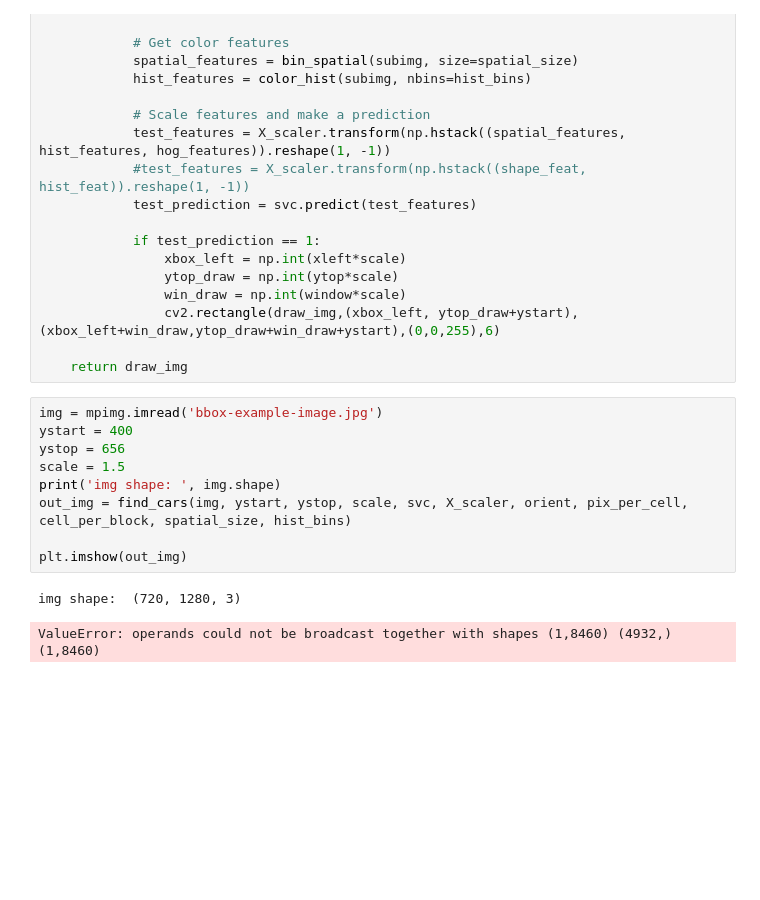
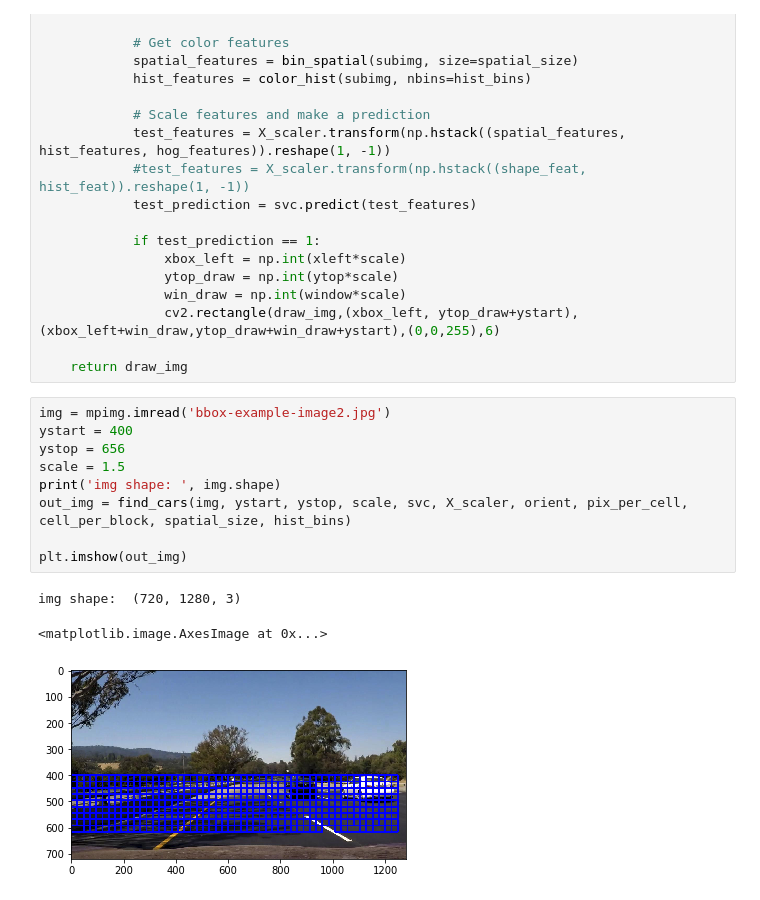
Before and after one commit to carlosbkm/CarND-Vehicle-Detection, a Jupyter notebook: lessons/search_and_classify.ipynb, the cells around one changed output. Drawn from its saved outputs; the diff is of its cells as text; blank space fills up the shorter version.

```diff
--- a/lessons/search_and_classify.ipynb
+++ b/lessons/search_and_classify.ipynb
@@ -302,14 +302,15 @@ def find_cars(img, ystart, ystop, scale, svc, X_scaler, orient, pix_per_cell, ce
 
     return draw_img
 # %%
-img = mpimg.imread('bbox-example-image.jpg')
+img = mpimg.imread('bbox-example-image2.jpg')
 ystart = 400
 ystop = 656
 scale = 1.5
 print('img shape: ', img.shape)
 out_img = find_cars(img, ystart, ystop, scale, svc, X_scaler, orient, pix_per_cell, cell_per_block, spatial_size, hist_bins)
 
 plt.imshow(out_img)
 # %% [output]
 img shape:  (720, 1280, 3)
-ValueError: operands could not be broadcast together with shapes (1,8460) (4932,) (1,8460)
+<matplotlib.image.AxesImage at 0x...>
+[figure, added]
```
Also changed, not shown: parts of 1 cell of this notebook, 4 other files.
